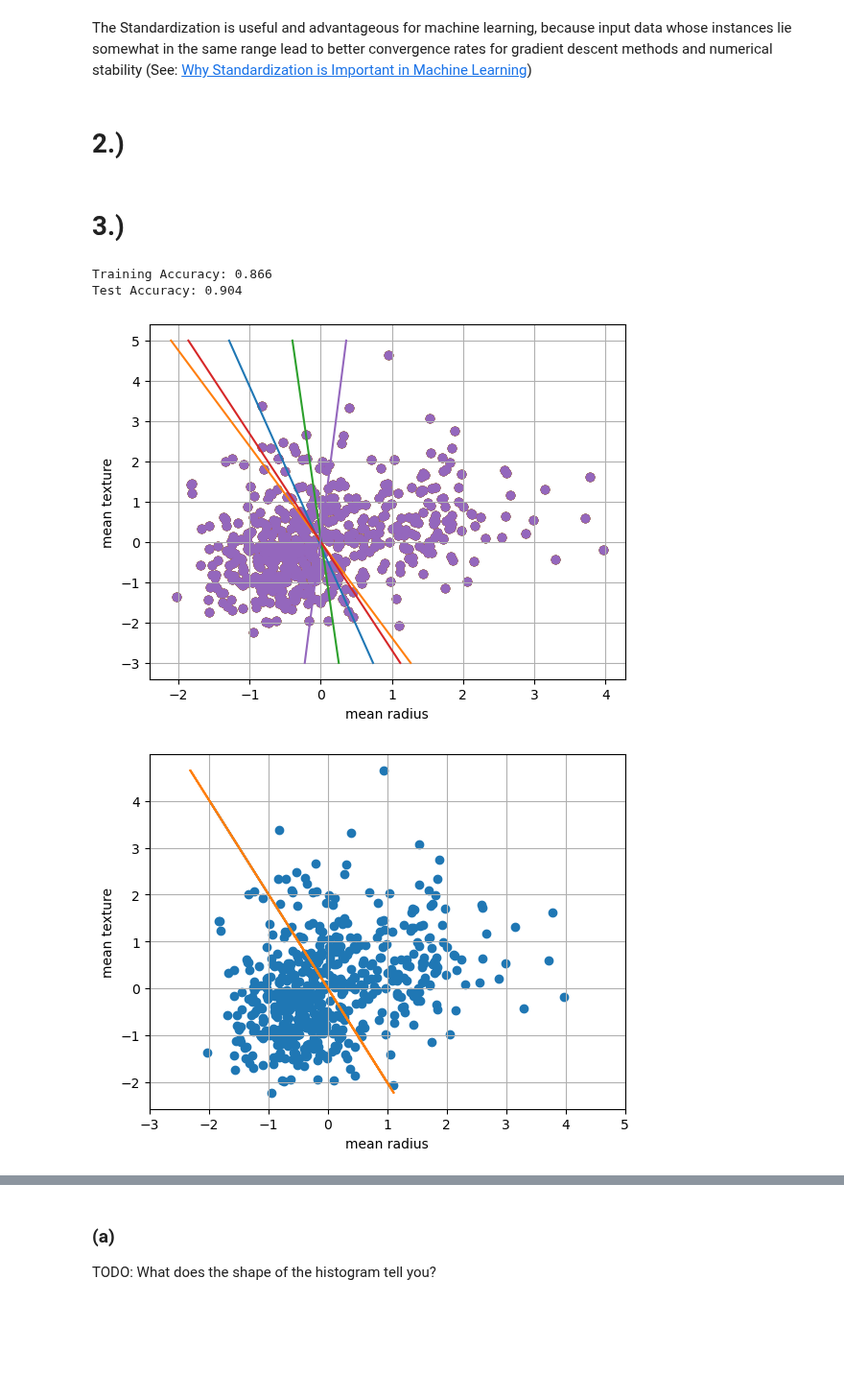
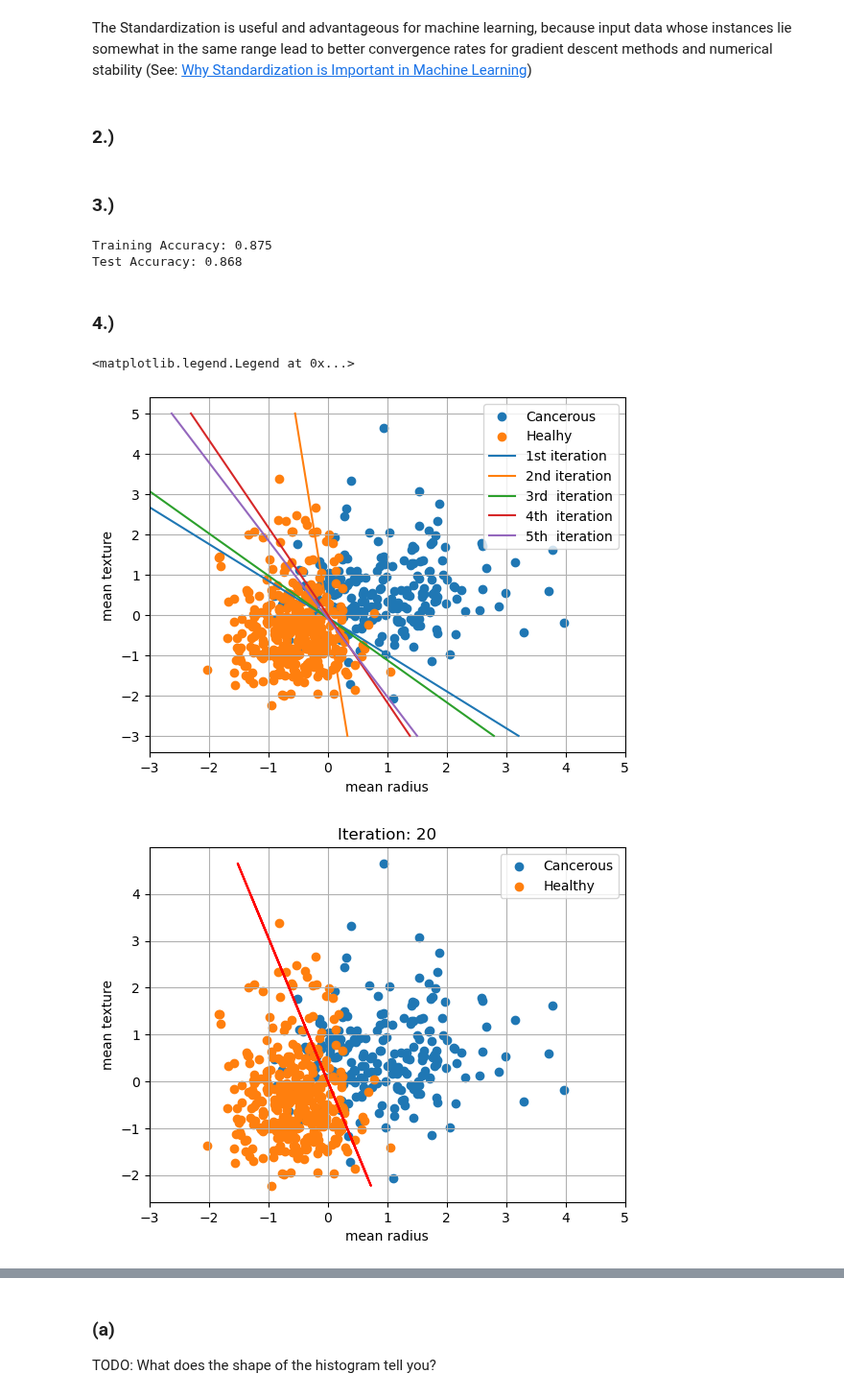
Before and after one commit to emit33/MLE, a Jupyter notebook: sheet01/MLE25_sheet01.ipynb, the cells around one changed output, grey strips where cells are left out. Shown at 96% size. Drawn from its saved outputs; the diff is of its cells as text; code cells hidden in the pictures; blank space fills up the shorter version.

Commit message:
Modified plots to distinguish cancerous and healthy tissue instances in the scatter plots;

```diff
--- a/sheet01/MLE25_sheet01.ipynb
+++ b/sheet01/MLE25_sheet01.ipynb
@@ -41,10 +41,16 @@ y = 2 * (y - 0.5)
 X = StandardScaler().fit(X).transform(X)
 
 # Visualize dataset using plt.scatter()
+mean_r_cancerous = X[:,0][y == -1] # assuming positive correspond to 'cancer found'
+mean_r_healthy = X[:,0][y == 1]
+mean_t_cancerous = X[:,1][y == -1]
+mean_t_healthy = X[:,1][y == 1]
 plt.grid(True)
-plt.scatter(X[:,0],X[:,1])
+plt.scatter(mean_r_cancerous,mean_t_cancerous)
+plt.scatter(mean_r_healthy,mean_t_healthy)
 plt.xlabel("mean radius")
 plt.ylabel("mean texture")
-plt.title("Data visualisation")
+plt.title("Standardised Data visualisation")
+plt.legend(["Cancerous", "Healthy"])
 # %% [output]
 [np.str_('mean radius'), np.str_('mean texture'), np.str_('mean perimeter'), np.str_('mean area'), np.str_('mean smoothness'), np.str_('mean compactness'), np.str_('mean concavity'), np.str_('mean con ...
@@ -53,7 +59,7 @@ Text(0.5, 1.0, 'Data visualisation')
 # %% [markdown]
 The Standardization is useful and advantageous for machine learning, because input data whose instances lie somewhat in the same range lead to better convergence rates for gradient descent methods and numerical stability (See: [Why Standardization is Important in Machine Learning](https://medium.com/@jazeem.lk/why-standardization-is-important-in-machine-learning-9b55a9e03d58))
 # %% [markdown]
-# 2.)
+### 2.)
 # %%
 # ========================
 # 2. Implement the Perceptron's training algorithm
@@ -94,7 +100,7 @@ class Perceptron:
         else:
             return -1
 # %% [markdown]
-# 3.)
+### 3.)
 # %%
 # ========================
 # 3. Train the Perceptron & Evaluate Performance
@@ -104,7 +110,7 @@ class Perceptron:
 X_train, X_test, y_train, y_test = train_test_split(X,y,test_size=0.2)
 
 # Initialize the Perceptron and train it on the training set
-perceptron = Perceptron(num_epochs=100)
+perceptron = Perceptron()
 perceptron.train(X_train, y_train)
 # Use the trained Perceptron to compute the accuracy on the training set and on the test set
 
@@ -114,8 +120,10 @@ test_acc = accuracy_score([perceptron.predict(X_test[i]) for i in range(len(X_te
 print(f"Training Accuracy: {train_acc:.3f}")
 print(f"Test Accuracy: {test_acc:.3f}")
 # %% [output]
-Training Accuracy: 0.866
-Test Accuracy: 0.904
+Training Accuracy: 0.875
+Test Accuracy: 0.868
+# %% [markdown]
+### 4.)
 # %%
 # ========================
 # 4. Plot decision boundary evolution
@@ -124,35 +132,42 @@ Test Accuracy: 0.904
 # Visualize the first 5 consecutive decision boundaries for data
 decision_boundaries = perceptron.history[:100] # Get the parameters of the first 5 decision boundaries used during training
 
-
 # Plot decision boundaries for iterations 1-5
 def Decision_Boundary(w,b,x):
     ''' Turn a given w and b into a linear function'''
     offset = (-b * w / np.linalg.norm(w))[1] # only taking the x_2 component of the bias of the hyperplane
-    gradient = - w[1] / w[0] # the vector that lies in th plane is given by  [w[1],-w[0]]
+    gradient = - w[1] / w[0] # the vector that lies in the plane is given by [w[1],-w[0]]
     return offset + x * gradient
 
 X_1 = np.linspace(-3,5,1000)
+plt.scatter(mean_r_cancerous,mean_t_cancerous)
+plt.scatter(mean_r_healthy,mean_t_healthy)
 for i in range(5):
     clear_output(wait=True)
     plt.plot(Decision_Boundary(decision_boundaries[i][0],decision_boundaries[i][1],X_1),X_1)
     plt.grid(True)
     plt.xlabel("mean radius")
     plt.ylabel("mean texture")
-    plt.scatter(X[:,0],X[:,1])
+    plt.xlim(-3,5)
+plt.legend(["Cancerous","Healhy","1st iteration","2nd iteration","3rd  iteration","4th  iteration","5th  iteration"])
 # %% [output]
+<matplotlib.legend.Legend at 0x...>
-[figure, old version]
+[figure, new version]
 # %%
-# Showing evolution visually
-for i in range(len(decision_boundaries)):
+# Showing temporal evolution visually
+niterations = 20
+for i in range(niterations):
         clear_output(wait=True)
-        plt.plot(Decision_Boundary(decision_boundaries[i][0],decision_boundaries[i][1],X),X)
+        plt.scatter(mean_r_cancerous,mean_t_cancerous)
+        plt.scatter(mean_r_healthy,mean_t_healthy)
+        plt.plot(Decision_Boundary(decision_boundaries[i][0],decision_boundaries[i][1],X),X, c="red")
         plt.grid(True)
         plt.xlim(-3,5)
-        plt.scatter(X[:,0],X[:,1])
         plt.xlabel("mean radius")
         plt.ylabel("mean texture")
+        plt.title(f"Iteration: {i+1}")
+        plt.legend(["Cancerous","Healthy"])
         plt.show()
 # %% [output]
-[figure, old version]
+[figure, new version]
 # %% [markdown]
```
Also changed, not shown: parts of 5 cells of this notebook.
